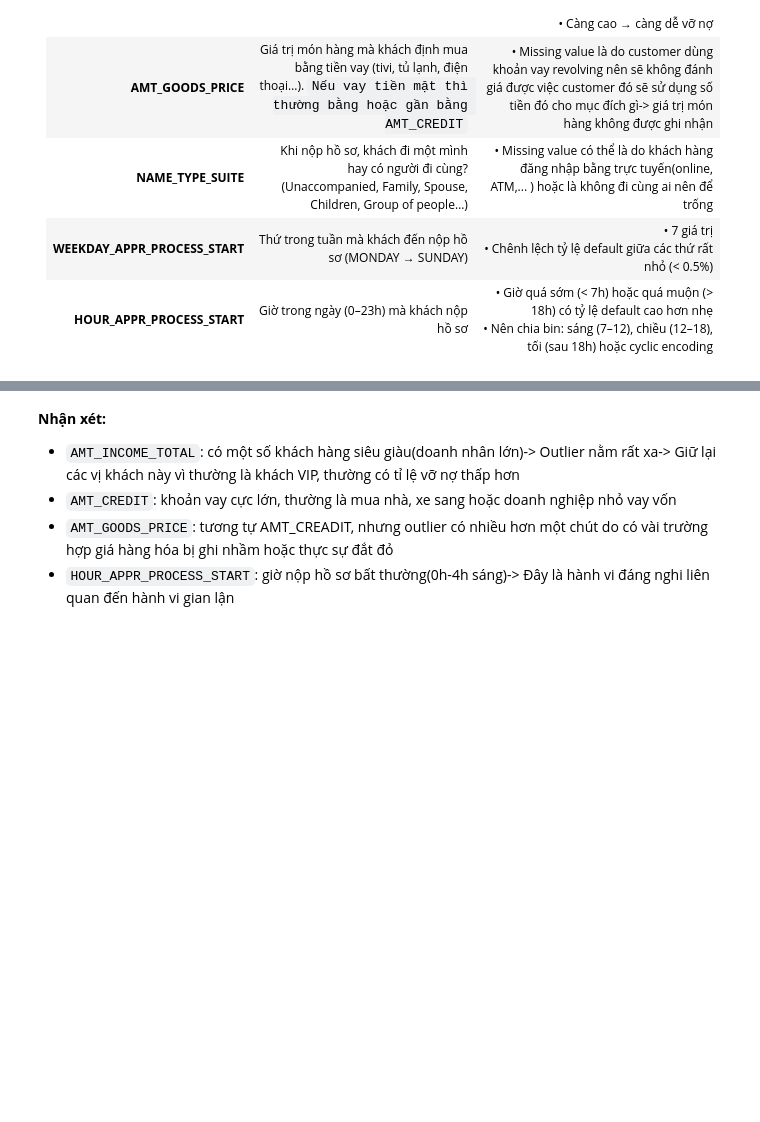
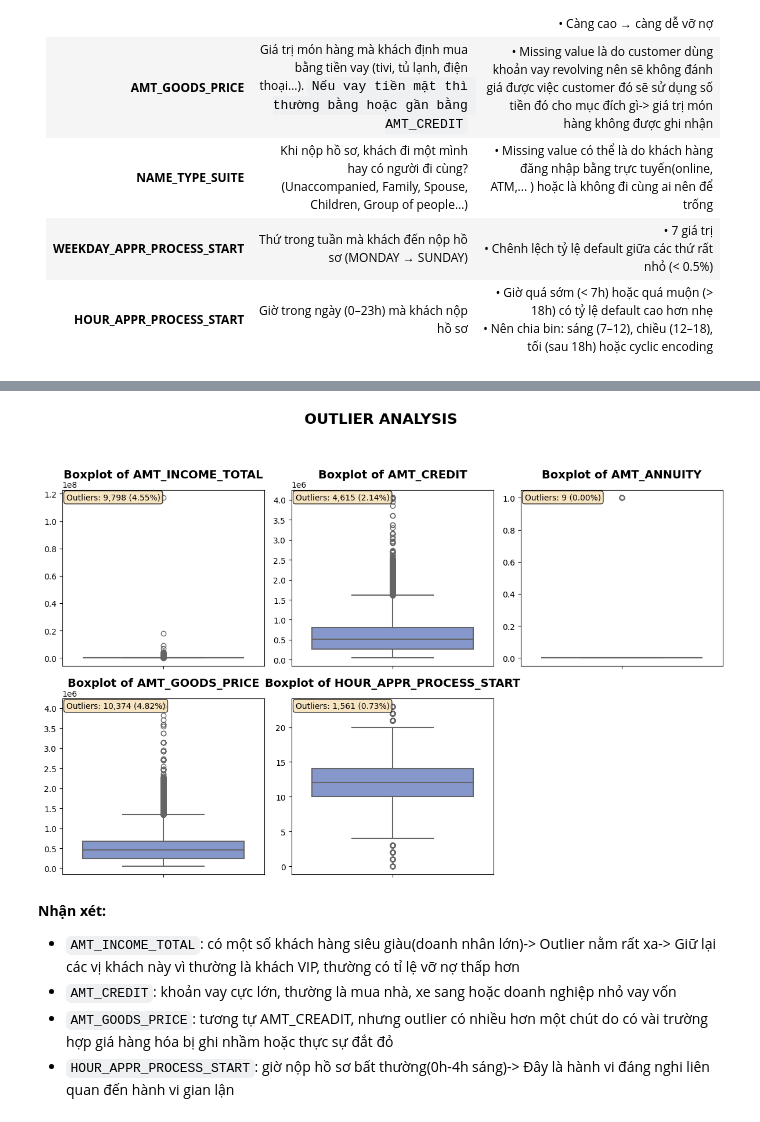
Before and after one commit to MinhGioChai/Data-Visualization, a Jupyter notebook: dataunderstandingwith10fts.ipynb, the cells around one changed output, grey strips where cells are left out. Cells and saved outputs as stored; diff of their text form; code cells hidden in the pictures; blank space fills up the shorter version.

```diff
--- a/dataunderstandingwith10fts.ipynb
+++ b/dataunderstandingwith10fts.ipynb
@@ -83,0 +232,17 @@ Name: count, dtype: int64
+# %%
+df_train = df[cols_group1].copy()
+#1 NAME_TYPE_SUITE - missing 882 giá trị(MAR))
+df_prep['NAME_TYPE_SUITE_MISSING'] = df_prep['NAME_TYPE_SUITE'].isnull().astype(int)
+df_prep['NAME_TYPE_SUITE'] = df_prep['NAME_TYPE_SUITE'].fillna('Unknown')
+
+# 2. AMT_GOODS_PRICE – missing(MCAR) 174 giá trị
+df_prep['GOODS_PRICE_WAS_MISSING'] = df_prep['AMT_GOODS_PRICE'].isnull().astype(int)
+df_prep['AMT_GOODS_PRICE'] = df_prep['AMT_GOODS_PRICE'].fillna(df_prep['AMT_CREDIT'])
+
+# 3. AMT_ANNUITY – chỉ 9 giá trị missing(MCAR) → fill bằng median để không bị mất dữ liệu của feature quan trọng
+df_prep['AMT_ANNUITY'] = df_prep['AMT_ANNUITY'].isnull().astype(int)
+df_prep['AMT_ANNUITY'] = df_prep['AMT_ANNUITY'].fillna(df_prep['AMT_ANNUITY'].median())
+
+# Kiểm tra lại
+print("Số missing sau khi xử lý:")
+print(df_train.isnull().sum())
@@ -250,3 +401,36 @@ plt.show()
+# %%
+# Danh sách 5 biến số cần kiểm tra outlier
+numeric_cols = ['AMT_INCOME_TOTAL', 'AMT_CREDIT', 'AMT_ANNUITY', 'AMT_GOODS_PRICE', 'HOUR_APPR_PROCESS_START']
+
+plt.figure(figsize=(12, 8))
+
+# Vẽ boxplot
+for i, col in enumerate(numeric_cols, 1):
+    plt.subplot(2, 3, i)
+    sns.boxplot(y=df_prep[col], color="#7A92D6", linewidth=1.5)
+
+    plt.title(f'Boxplot of {col}', fontsize=14, fontweight='bold', pad=15)
+    plt.ylabel('')
+    plt.xlabel('')
+
+    q1 = df_prep[col].quantile(0.25)
+    q3 = df_prep[col].quantile(0.75)
+    iqr = q3 - q1
+    lower_bound = q1 - 1.5 * iqr
+    upper_bound = q3 + 1.5 * iqr
+    outliers_count = df_prep[(df_prep[col] < lower_bound) | (df_prep[col] > upper_bound)][col].count()
+    total = len(df_prep[col])
+
+    plt.text(0.02, 0.98, f'Outliers: {outliers_count:,} ({100*outliers_count/total:.2f}%)',
+             transform=plt.gca().transAxes, fontsize=10, verticalalignment='top',
+             bbox=dict(boxstyle="round", facecolor="wheat", alpha=0.8))
+
+plt.suptitle('OUTLIER ANALYSIS \n',
+             fontsize=18, fontweight='bold', y=1.02)
+plt.tight_layout()
+plt.show()
+# %% [output]
+[figure, added]
 # %% [markdown]
 **Nhận xét:**
 * `AMT_INCOME_TOTAL`: có một số khách hàng siêu giàu(doanh nhân lớn)-> Outlier nằm rất xa-> Giữ lại các vị khách này vì thường là khách VIP, thường có tỉ lệ vỡ nợ thấp hơn
```
Also changed, not shown: parts of 29 cells of this notebook.
